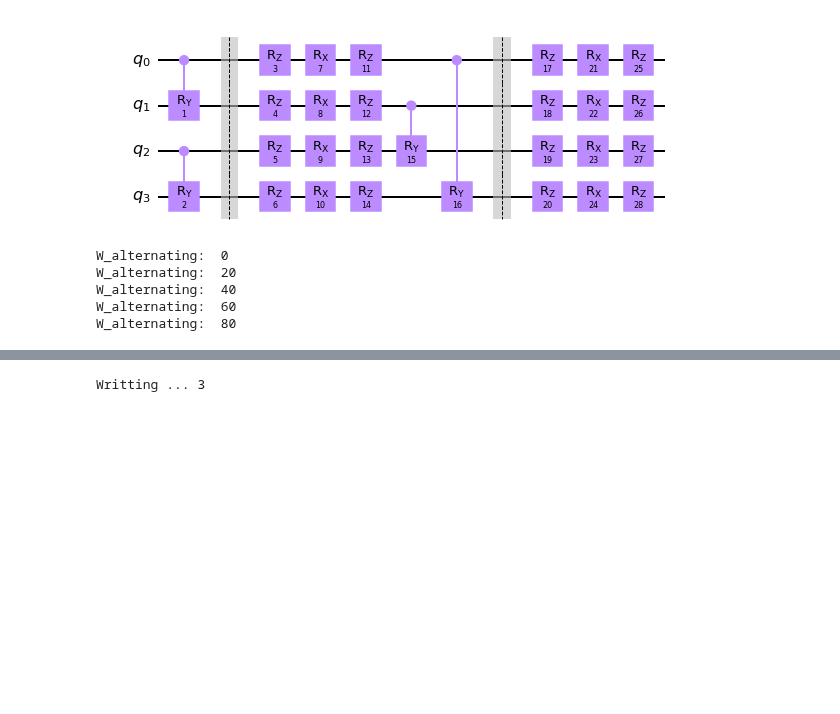
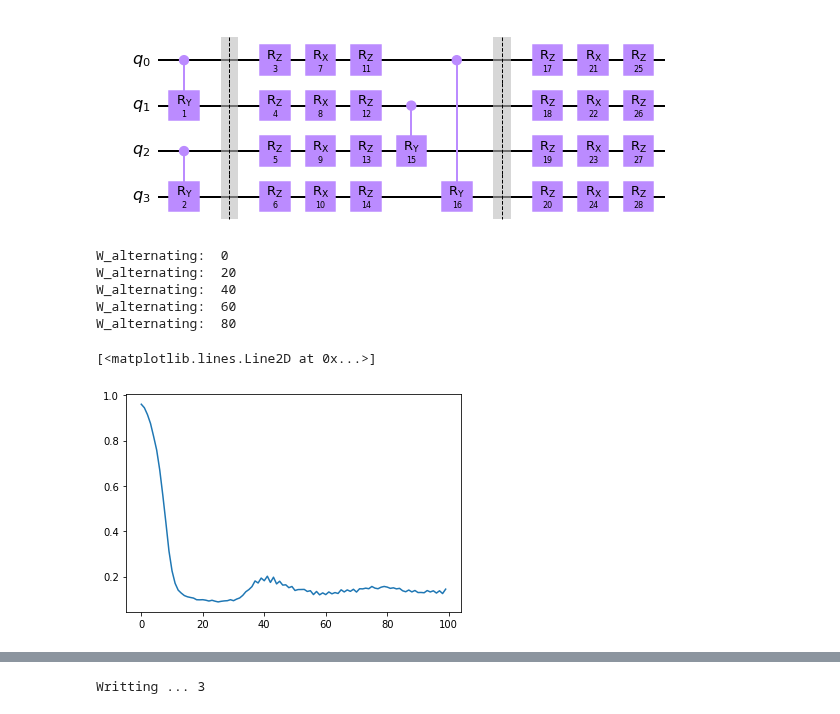
Before and after one commit to vutuanhai237/UC-VQA, a Jupyter notebook: codes/tomography/compare_W_QNG.ipynb, the cells around one changed output, grey strips where cells are left out. Cells and saved outputs as stored; diff of their text form; code cells hidden in the pictures; blank space fills up the shorter version.

```diff
--- a/codes/tomography/compare_W_QNG.ipynb
+++ b/codes/tomography/compare_W_QNG.ipynb
@@ -184,9 +124,0 @@ plt.show()
-# %%
-qc = qiskit.QuantumCircuit(2,2)
-qc_copy = qc.copy()
-qc_copy.cry(1, 0 , 1)
-print(qiskit.quantum_info.Statevector.from_instruction(qc_copy).data)
-observers = qtm.fubini_study.create_observers(qc_copy)
-
-print(qtm.fubini_study.calculate_g(qc, observers))
-qc.draw()
@@ -223,35 +147,30 @@ qc.draw('mpl')
 [figure]
 # %%
 num_qubits = 4
-num_layers = 2
+num_layers = 3
 n_alternating = 0
 for i in range(0, num_layers):
     n_alternating += qtm.nqubit.calculate_n_walternating(i, num_qubits)
 thetas = np.ones(n_alternating + 3 * num_layers * num_qubits)
-
-for i in range(0, len(thetas)):
-    thetas[i] += i
-
 psi = 2 * np.random.rand(2**num_qubits) - 1
 psi = psi / np.linalg.norm(psi)
-encoder = qtm.encoding.Encoding(psi, 'amplitude_encoding')
-
+qc = qiskit.QuantumCircuit(num_qubits, num_qubits)
+qc.initialize(psi)
 
 loss_values = []
 thetass = []
 for i in range(0, 100):
     if i % 20 == 0:
         print('W_alternating: ', i)
-    qc = qiskit.QuantumCircuit(num_qubits, num_qubits)
-    G = qtm.fubini_study.calculate_Walternating_state(qc, thetas, num_layers)
-    qc = encoder.qcircuit
+
+    G = qtm.fubini_study.qng(qc.copy(), thetas, qtm.nqubit.create_Walternating_layerd_state, num_layers)
     grad_loss = qtm.base.grad_loss(
         qc,
-        qtm.nqubit.create_Walternatingchecker_haar,
+        qtm.nqubit.create_Walternating_layerd_state,
         thetas, r = 1/2, s = np.pi/2, num_layers = num_layers)
     thetas = np.real(thetas - qtm.constant.learning_rate*(np.linalg.pinv(G) @ grad_loss))
     thetass.append(thetas.copy())
-    qc_copy = qtm.nqubit.create_Walternatingchecker_haar(qc.copy(), thetas, num_layers)
+    qc_copy = qtm.nqubit.create_Walternating_layerd_state(qc.copy(), thetas, num_layers)
     loss = qtm.base.loss_basis(qtm.base.measure(qc_copy, list(range(qc_copy.num_qubits))))
     loss_values.append(loss)
 # %% [output]
@@ -260,3 +179,9 @@ W_alternating:  20
 W_alternating:  40
 W_alternating:  60
 W_alternating:  80
+# %%
+from matplotlib import pyplot as plt
+plt.plot(loss_values)
+# %% [output]
+[<matplotlib.lines.Line2D at 0x...>]
+[figure, added]
```
Also changed, not shown: parts of 6 cells of this notebook, 1 other file.
